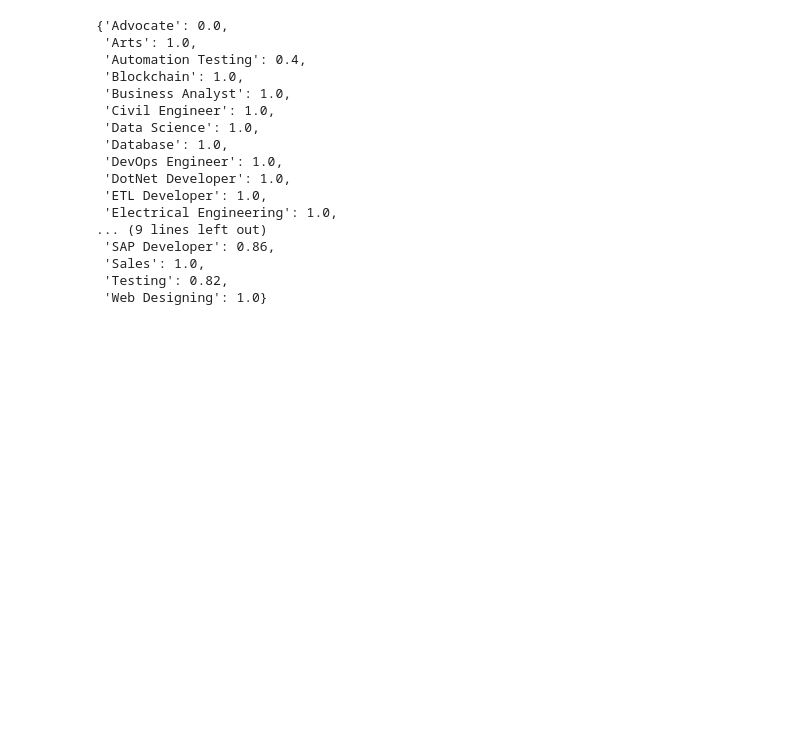
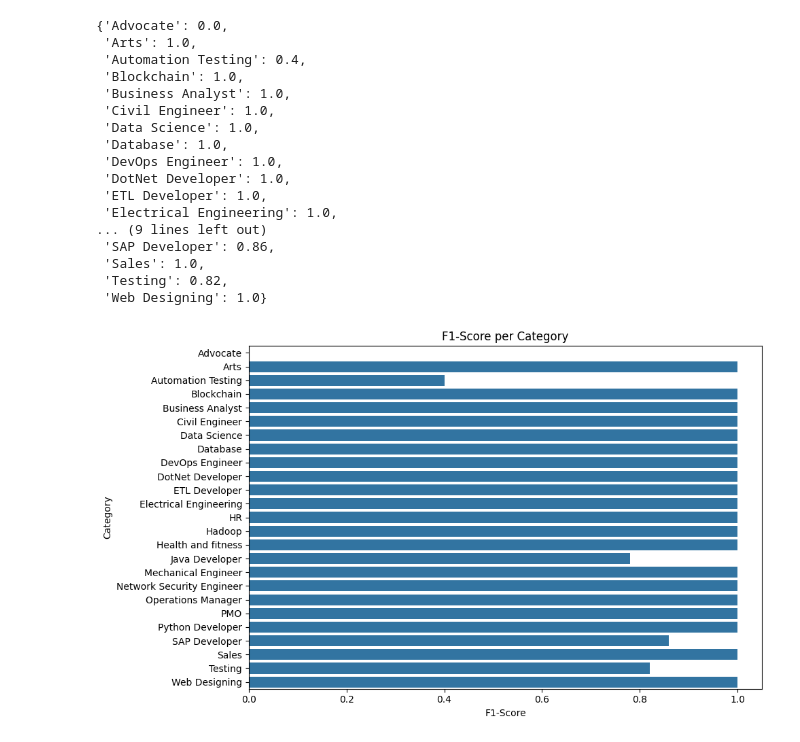
Before and after one commit to bluntjudg/ATS-resume, a Jupyter notebook: ATSresume.ipynb, the cells around one changed output. Saved outputs shown, nothing was run; the diff lists cells and outputs as text; code cells hidden in the pictures; blank space fills up the shorter version.

```diff
--- a/ATSresume.ipynb
+++ b/ATSresume.ipynb
@@ -119,3 +142,15 @@ report_summary
  'Sales': 1.0,
  'Testing': 0.82,
  'Web Designing': 1.0}
+# %%
+plt.figure(figsize=(10, 6))
+categories = list(report_summary.keys())
+f1_scores = list(report_summary.values())
+sns.barplot(x=f1_scores, y=categories)
+plt.title('F1-Score per Category')
+plt.xlabel('F1-Score')
+plt.ylabel('Category')
+plt.tight_layout()
+plt.show()
+# %% [output]
+[figure, added]
```
Also changed, not shown: parts of 4 cells of this notebook.
